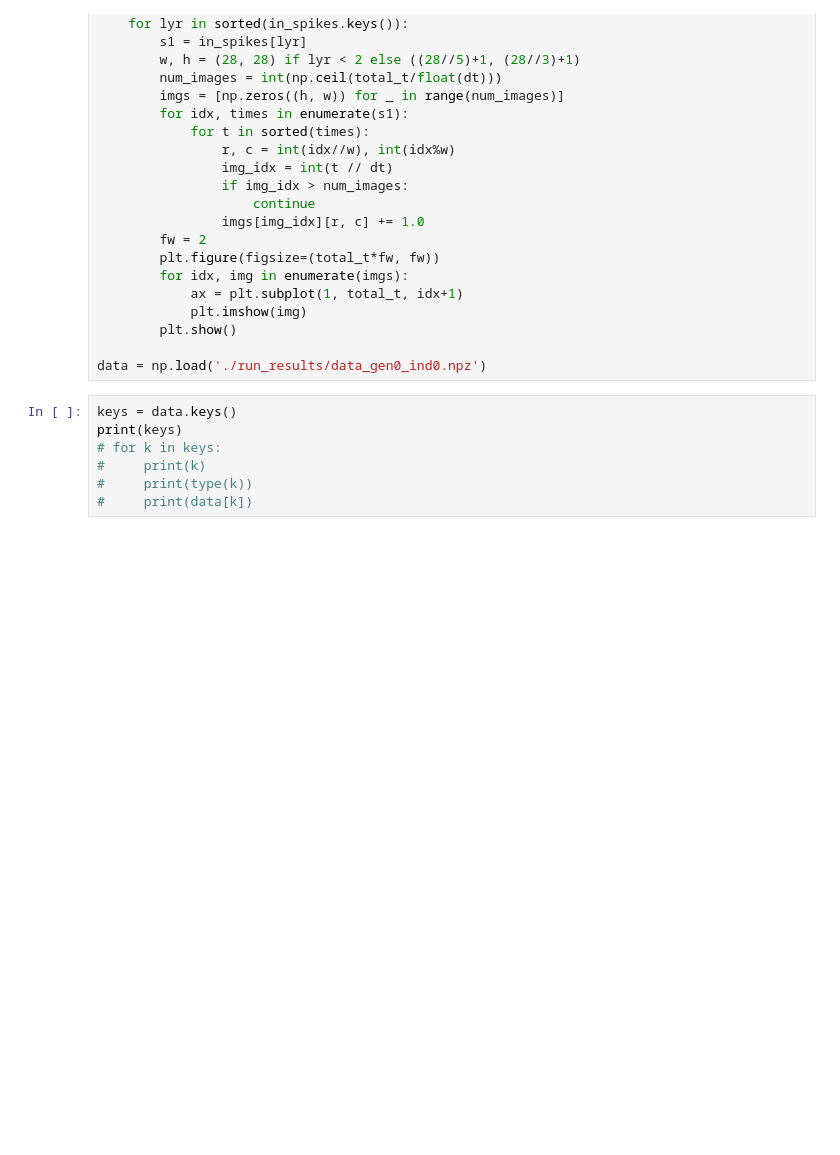
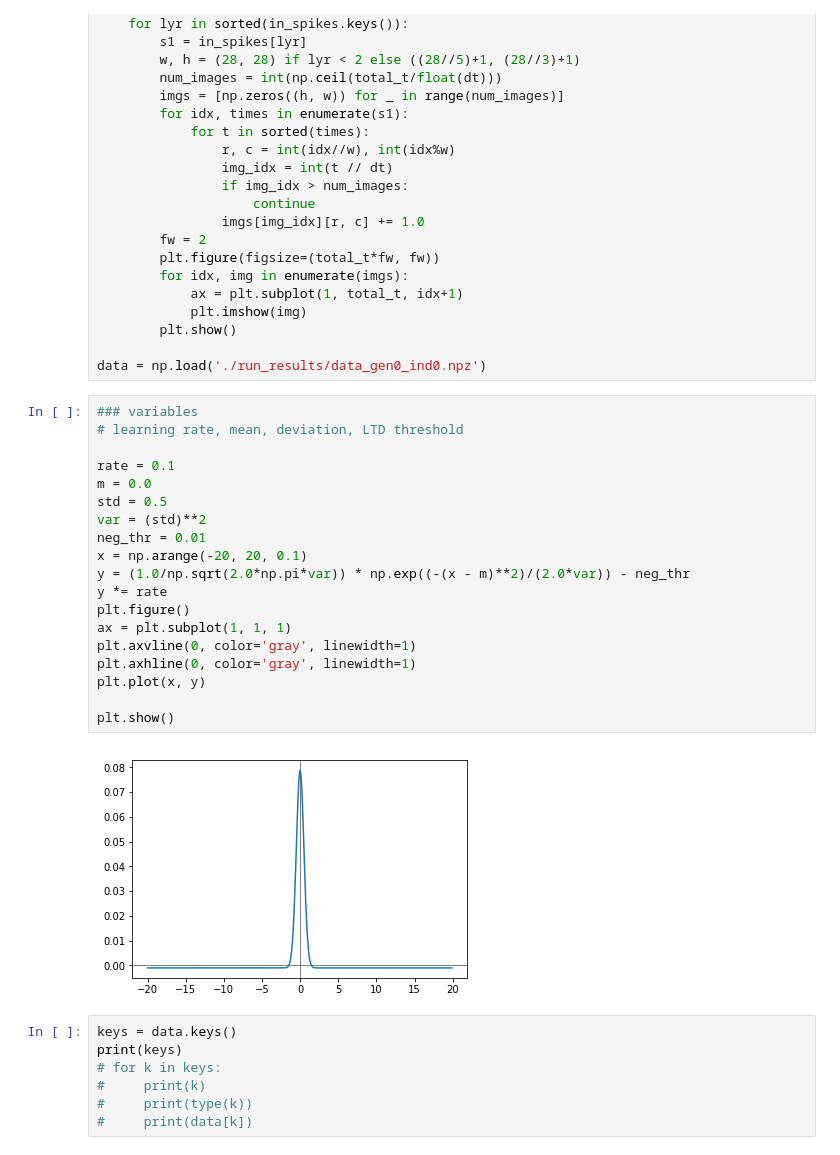
Before and after one commit to chanokin/brainscales-recognition, a Jupyter notebook: codebase/l2l/see_results_contents.ipynb, the cells around one changed output. Cells and saved outputs as stored; diff of their text form; blank space fills up the shorter version.

```diff
--- a/codebase/l2l/see_results_contents.ipynb
+++ b/codebase/l2l/see_results_contents.ipynb
@@ -26,6 +26,27 @@ def plot_input_spikes(in_spikes, total_t, dt=1.0):
         plt.show()
 
 data = np.load('./run_results/data_gen0_ind0.npz')
+# %%
+### variables
+# learning rate, mean, deviation, LTD threshold
+
+rate = 0.1
+m = 0.0
+std = 0.5
+var = (std)**2
+neg_thr = 0.01
+x = np.arange(-20, 20, 0.1)
+y = (1.0/np.sqrt(2.0*np.pi*var)) * np.exp((-(x - m)**2)/(2.0*var)) - neg_thr
+y *= rate
+plt.figure()
+ax = plt.subplot(1, 1, 1)
+plt.axvline(0, color='gray', linewidth=1)
+plt.axhline(0, color='gray', linewidth=1)
+plt.plot(x, y)
+
+plt.show()
+# %% [output]
+[figure, added]
 # %%
 keys = data.keys()
 print(keys)
```
Also changed, not shown: parts of 5 cells of this notebook, 2 other files.
